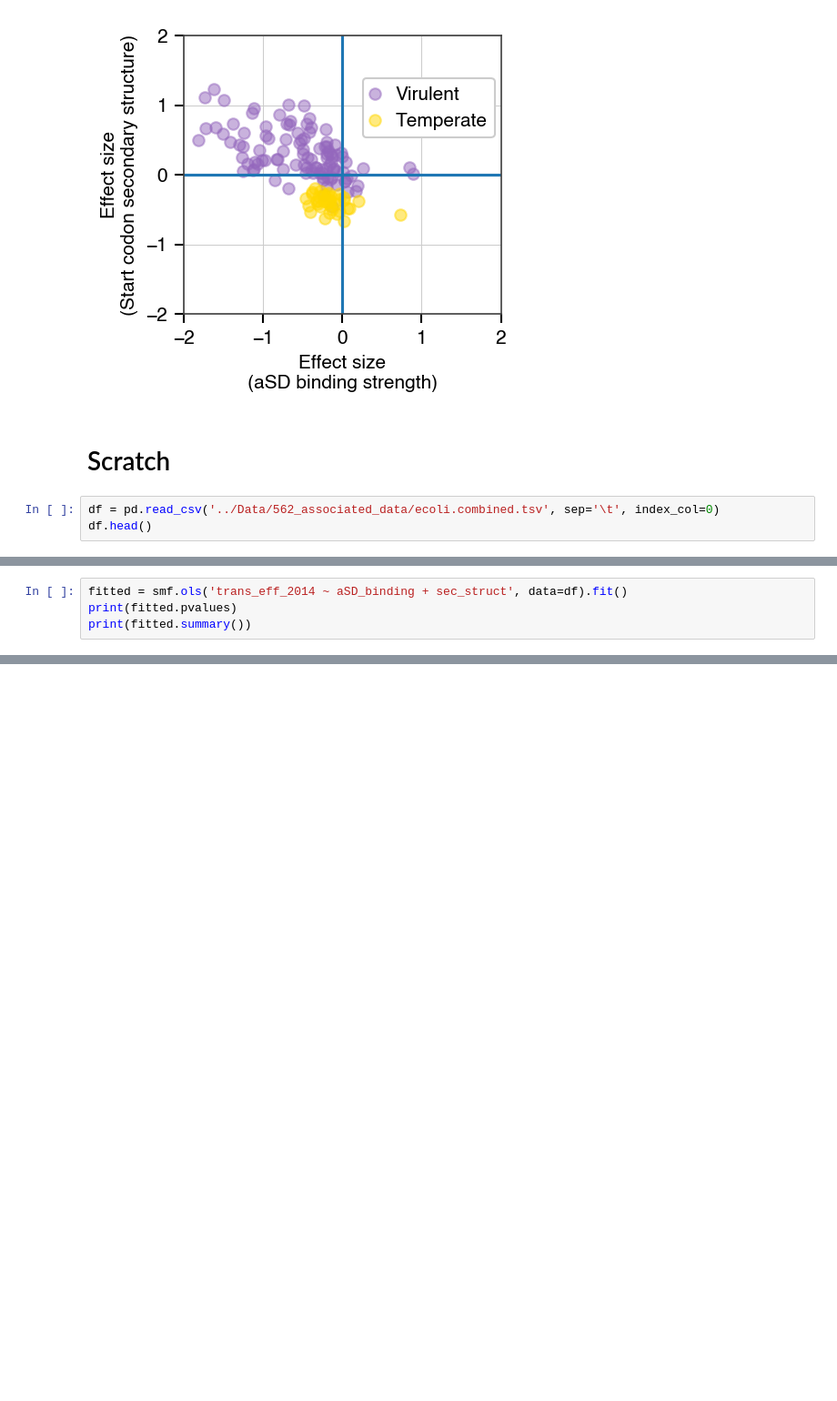
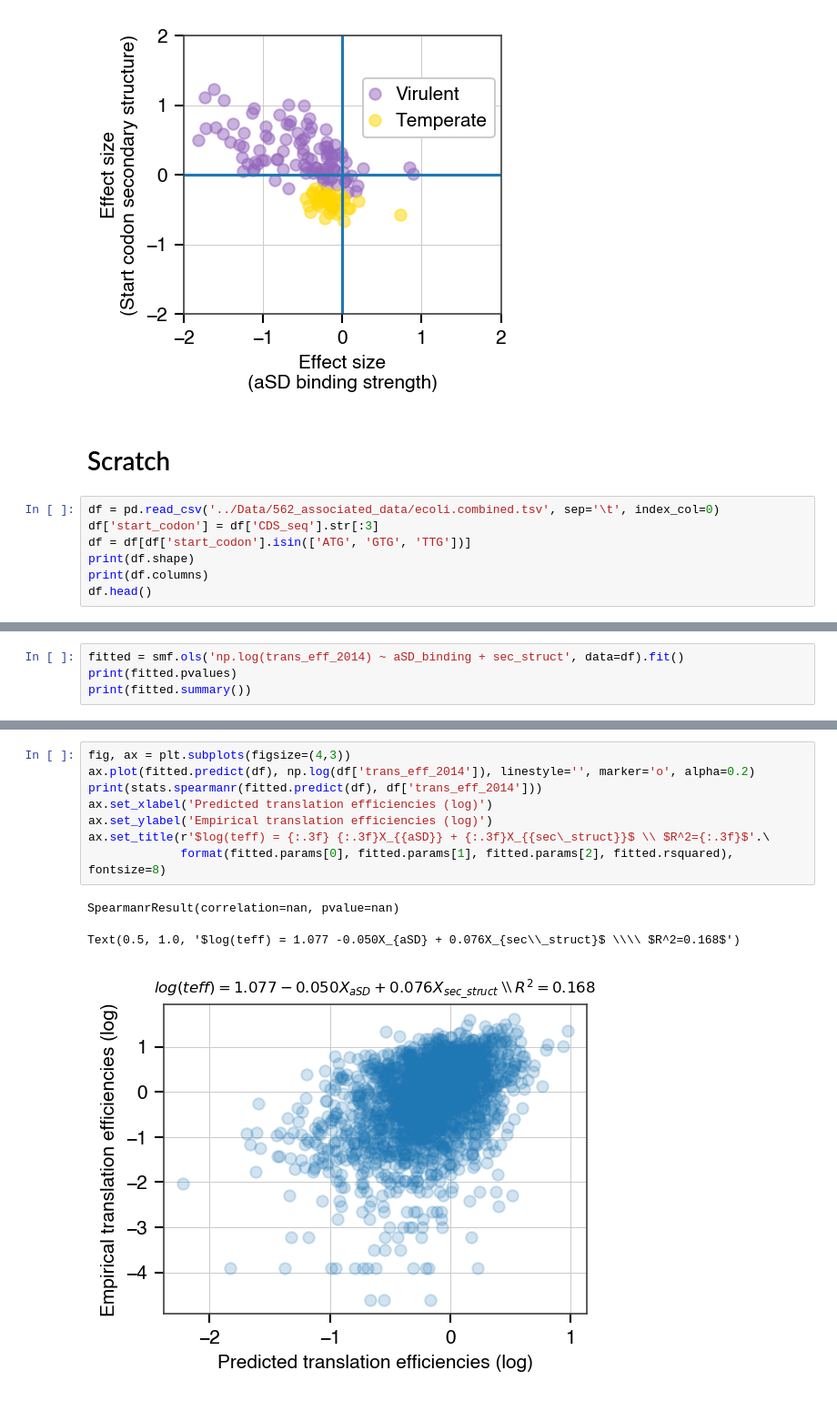
Before and after one commit to adamhockenberry/phage-translation, a Jupyter notebook: Code/6-ecoli_indepth_analysis.ipynb, the cells around one changed output, grey strips where cells are left out. Shown at 91% size. Cells and saved outputs as stored; diff of their text form; blank space fills up the shorter version.

```diff
--- a/Code/6-ecoli_indepth_analysis.ipynb
+++ b/Code/6-ecoli_indepth_analysis.ipynb
@@ -530,5 +530,9 @@ leg.set_bbox_to_anchor(bb, transform = ax.transAxes)
 # Scratch
 # %%
 df = pd.read_csv('../Data/562_associated_data/ecoli.combined.tsv', sep='\t', index_col=0)
+df['start_codon'] = df['CDS_seq'].str[:3]
+df = df[df['start_codon'].isin(['ATG', 'GTG', 'TTG'])]
+print(df.shape)
+print(df.columns)
 df.head()
 # %% [output]
@@ -542,5 +553,5 @@ df.head()
 # %%
-fitted = smf.ols('trans_eff_2014 ~ aSD_binding + sec_struct', data=df).fit()
+fitted = smf.ols('np.log(trans_eff_2014) ~ aSD_binding + sec_struct', data=df).fit()
 print(fitted.pvalues)
 print(fitted.summary())
 # %% [output]
@@ -561,4 +572,16 @@ No. Observations:                2152   AIC:                             4736.
 
 Warnings:
 [1] Standard Errors assume that the covariance matrix of the errors is correctly specified.
+# %%
+fig, ax = plt.subplots(figsize=(4,3))
+ax.plot(fitted.predict(df), np.log(df['trans_eff_2014']), linestyle='', marker='o', alpha=0.2)
+print(stats.spearmanr(fitted.predict(df), df['trans_eff_2014']))
+ax.set_xlabel('Predicted translation efficiencies (log)')
+ax.set_ylabel('Empirical translation efficiencies (log)')
+ax.set_title(r'$log(teff) = {:.3f} {:.3f}X_{{aSD}} + {:.3f}X_{{sec\_struct}}$ \\ $R^2={:.3f}$'.\
+             format(fitted.params[0], fitted.params[1], fitted.params[2], fitted.rsquared), fontsize=8)
+# %% [output]
+SpearmanrResult(correlation=nan, pvalue=nan)
+Text(0.5, 1.0, '$log(teff) = 1.077 -0.050X_{aSD} + 0.076X_{sec\\_struct}$ \\\\ $R^2=0.168$')
+[figure, added]
 # %%
```
Also changed, not shown: parts of 5 cells of this notebook, 1 other file.
